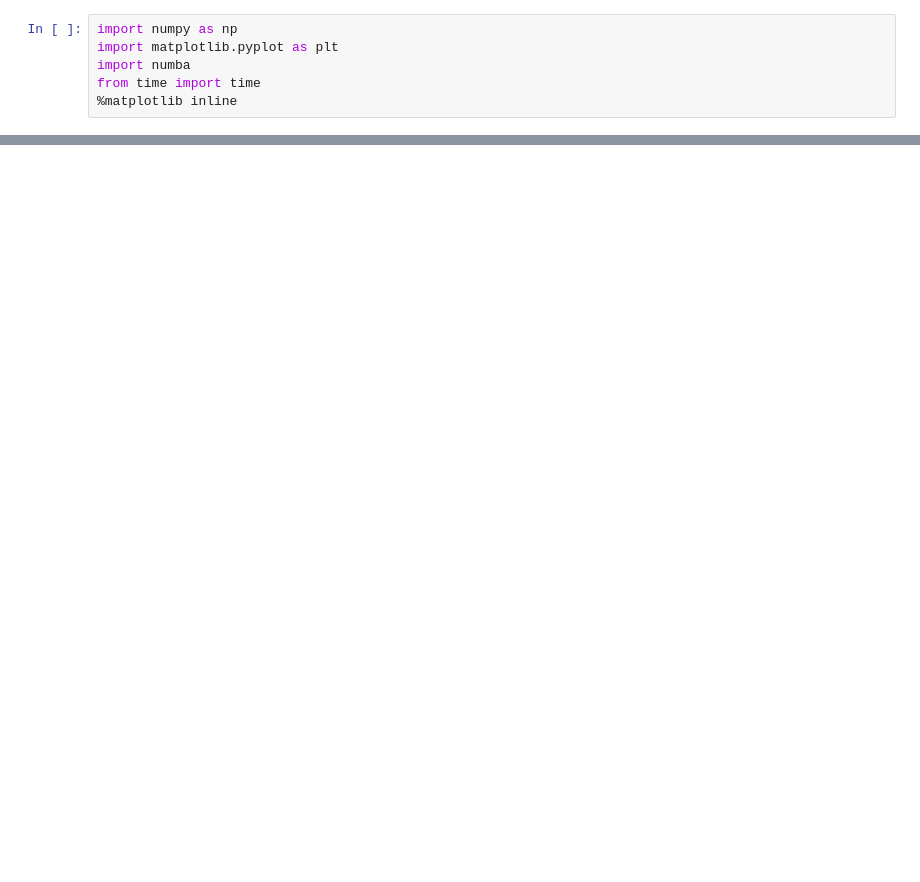
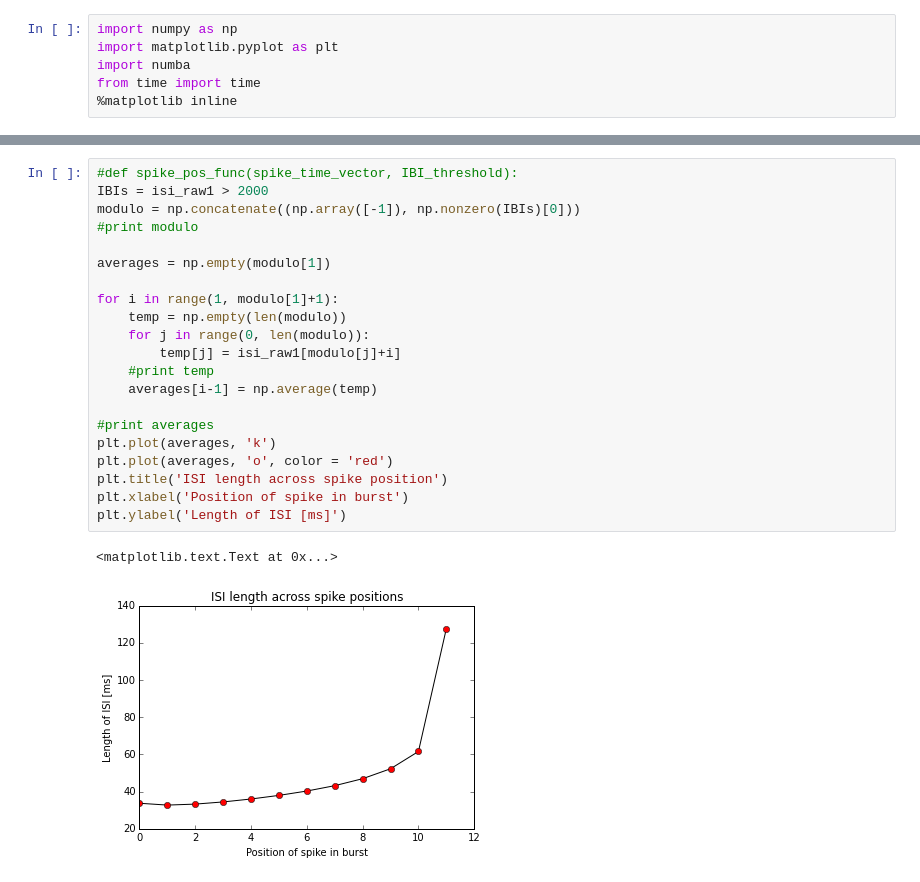
Before and after one commit to hcamalan/Bursting, a Jupyter notebook: [CLASSIFIED] Project Bursting.ipynb, the cells around one changed output, grey strips where cells are left out. Cells and saved outputs as stored; diff of their text form; blank space fills up the shorter version.

```diff
--- a/[CLASSIFIED] Project Bursting.ipynb
+++ b/[CLASSIFIED] Project Bursting.ipynb
@@ -213 +229,25 @@ plt.show()
+# %%
+#def spike_pos_func(spike_time_vector, IBI_threshold):
+IBIs = isi_raw1 > 2000
+modulo = np.concatenate((np.array([-1]), np.nonzero(IBIs)[0]))
+#print modulo
+
+averages = np.empty(modulo[1])
+
+for i in range(1, modulo[1]+1):
+    temp = np.empty(len(modulo))
+    for j in range(0, len(modulo)):
+        temp[j] = isi_raw1[modulo[j]+i]
+    #print temp
+    averages[i-1] = np.average(temp)
+
+#print averages
+plt.plot(averages, 'k')
+plt.plot(averages, 'o', color = 'red')
+plt.title('ISI length across spike position')
+plt.xlabel('Position of spike in burst')
+plt.ylabel('Length of ISI [ms]')
+# %% [output]
+<matplotlib.text.Text at 0x...>
+[figure, added]
 # %%
```
Also changed, not shown: parts of 10 cells of this notebook, 4 other files.
